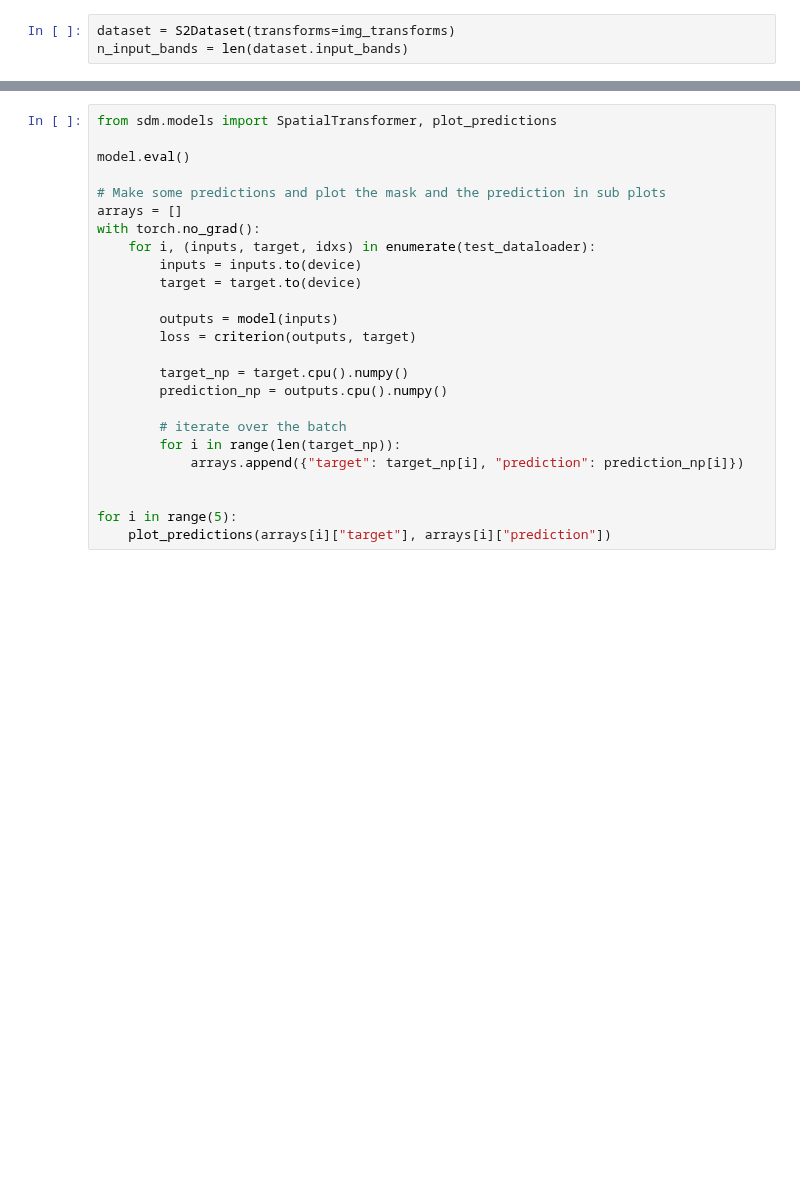
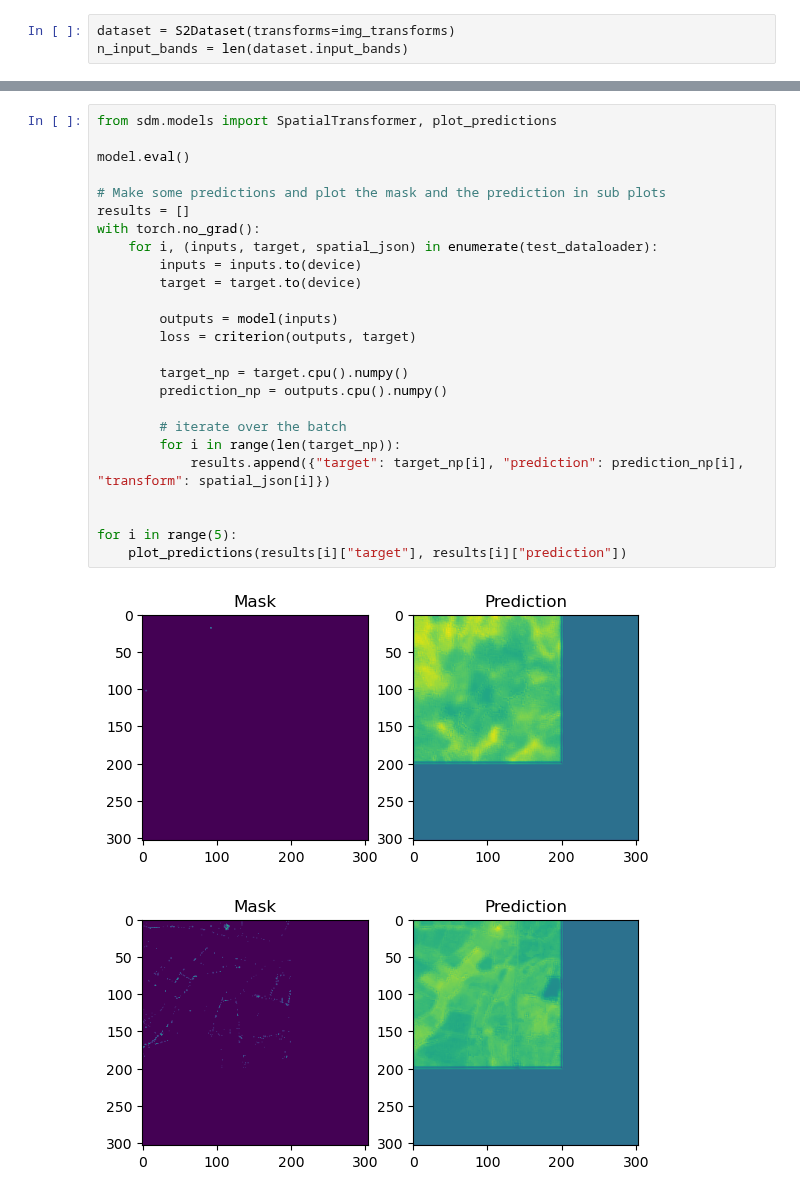
Before and after one commit to MatthewJWhittle/shefflied-bats, a Jupyter notebook: modelling/model-veg-height-dl.ipynb, the cells around one changed output, grey strips where cells are left out. Drawn from its saved outputs; the diff is of its cells as text; blank space fills up the shorter version.

```diff
--- a/modelling/model-veg-height-dl.ipynb
+++ b/modelling/model-veg-height-dl.ipynb
@@ -188,25 +193,28 @@ loss_df.plot()
 # %%
 from sdm.models import SpatialTransformer, plot_predictions
 
 model.eval()
 
 # Make some predictions and plot the mask and the prediction in sub plots
-arrays = []
+results = []
 with torch.no_grad():
-    for i, (inputs, target, idxs) in enumerate(test_dataloader):
+    for i, (inputs, target, spatial_json) in enumerate(test_dataloader):
         inputs = inputs.to(device)
         target = target.to(device)
 
         outputs = model(inputs)
         loss = criterion(outputs, target)
 
         target_np = target.cpu().numpy()
         prediction_np = outputs.cpu().numpy()
 
         # iterate over the batch
         for i in range(len(target_np)):
-            arrays.append({"target": target_np[i], "prediction": prediction_np[i]})
+            results.append({"target": target_np[i], "prediction": prediction_np[i], "transform": spatial_json[i]})
 
 
 for i in range(5):
-    plot_predictions(arrays[i]["target"], arrays[i]["prediction"])
+    plot_predictions(results[i]["target"], results[i]["prediction"])
+# %% [output]
+[figure, added]
+[figure, added]
```
Also changed, not shown: parts of 10 cells of this notebook, 2 other files.
